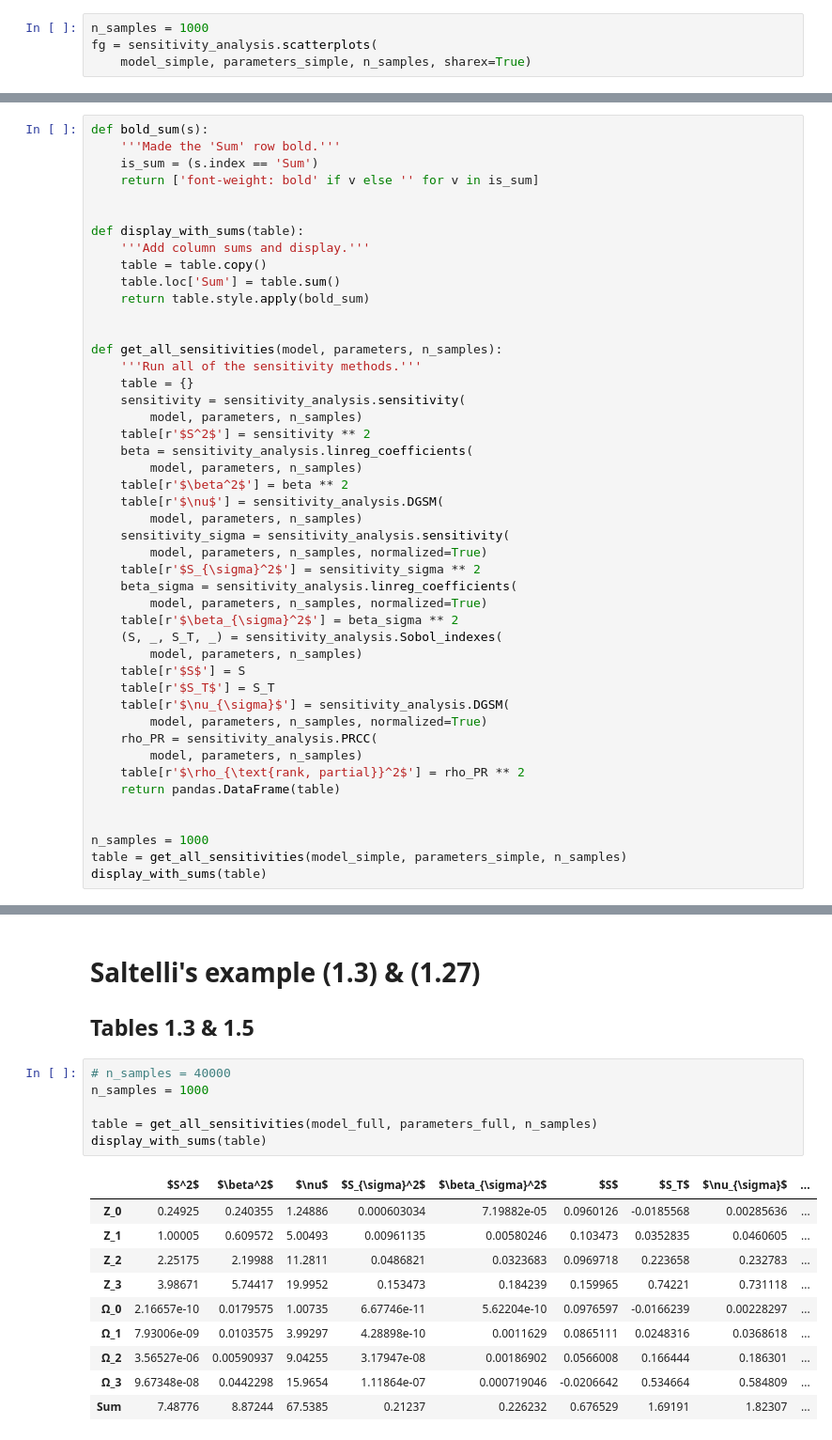
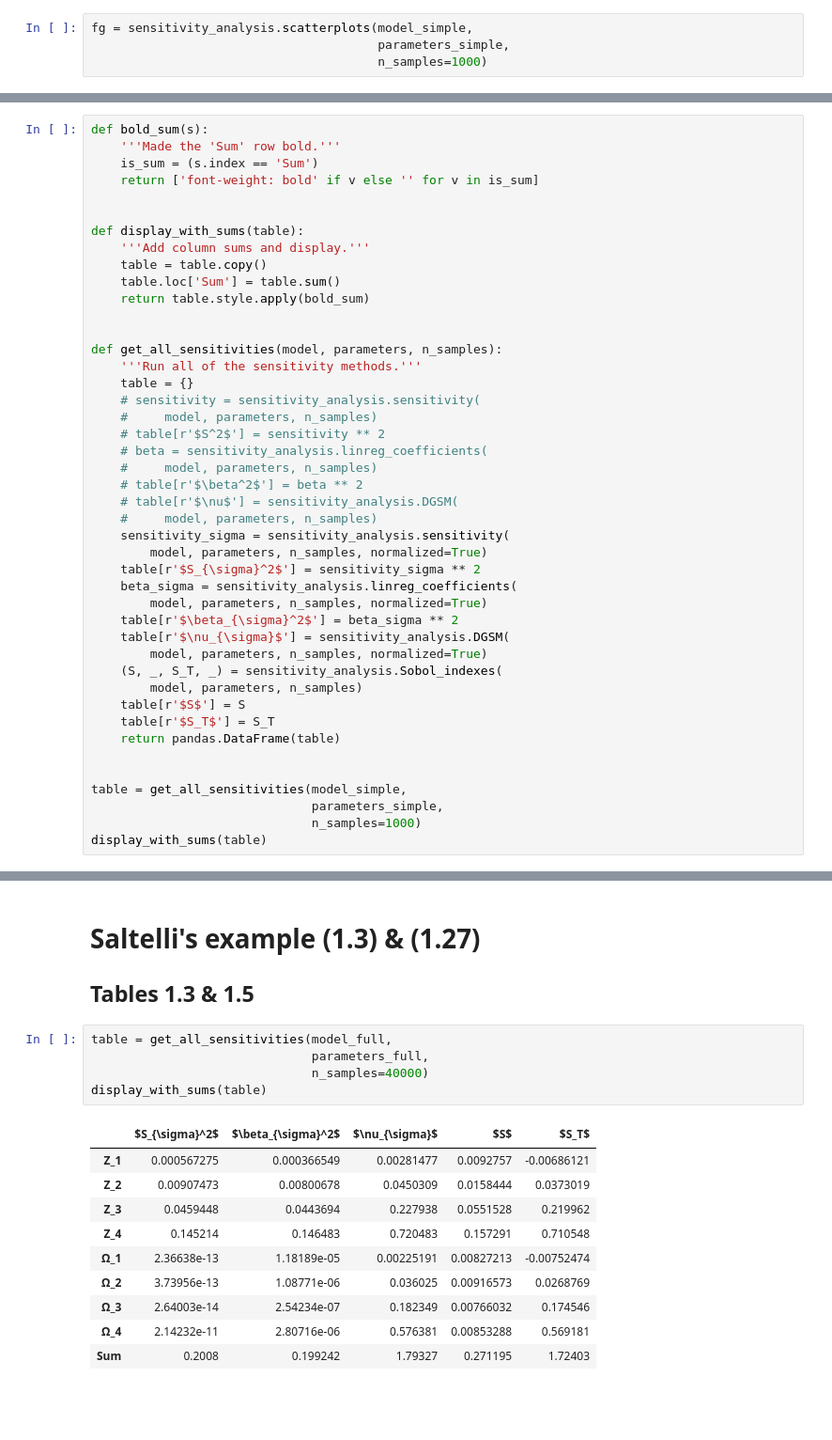
Before and after one commit to janmedlock/sensitivity_analysis, a Jupyter notebook: trivial_examples.ipynb, the cells around one changed output, grey strips where cells are left out. Shown at 94% size. Saved outputs shown, nothing was run; the diff lists cells and outputs as text; blank space fills up the shorter version.

```diff
--- a/trivial_examples.ipynb
+++ b/trivial_examples.ipynb
@@ -29,7 +29,7 @@ parameters_full = dict(**Z, **Ω)
 # %% [markdown]
 ## Figure 1.6
 # %%
-n_samples = 1000
-fg = sensitivity_analysis.scatterplots(
-    model_simple, parameters_simple, n_samples, sharex=True)
+fg = sensitivity_analysis.scatterplots(model_simple,
+                                       parameters_simple,
+                                       n_samples=1000)
 # %% [output]
@@ -53,33 +53,31 @@ def display_with_sums(table):
 def get_all_sensitivities(model, parameters, n_samples):
     '''Run all of the sensitivity methods.'''
     table = {}
-    sensitivity = sensitivity_analysis.sensitivity(
-        model, parameters, n_samples)
-    table[r'$S^2$'] = sensitivity ** 2
-    beta = sensitivity_analysis.linreg_coefficients(
-        model, parameters, n_samples)
-    table[r'$\beta^2$'] = beta ** 2
-    table[r'$\nu$'] = sensitivity_analysis.DGSM(
-        model, parameters, n_samples)
+    # sensitivity = sensitivity_analysis.sensitivity(
+    #     model, parameters, n_samples)
+    # table[r'$S^2$'] = sensitivity ** 2
+    # beta = sensitivity_analysis.linreg_coefficients(
+    #     model, parameters, n_samples)
+    # table[r'$\beta^2$'] = beta ** 2
+    # table[r'$\nu$'] = sensitivity_analysis.DGSM(
+    #     model, parameters, n_samples)
     sensitivity_sigma = sensitivity_analysis.sensitivity(
         model, parameters, n_samples, normalized=True)
     table[r'$S_{\sigma}^2$'] = sensitivity_sigma ** 2
     beta_sigma = sensitivity_analysis.linreg_coefficients(
         model, parameters, n_samples, normalized=True)
     table[r'$\beta_{\sigma}^2$'] = beta_sigma ** 2
+    table[r'$\nu_{\sigma}$'] = sensitivity_analysis.DGSM(
+        model, parameters, n_samples, normalized=True)
     (S, _, S_T, _) = sensitivity_analysis.Sobol_indexes(
         model, parameters, n_samples)
     table[r'$S$'] = S
     table[r'$S_T$'] = S_T
-    table[r'$\nu_{\sigma}$'] = sensitivity_analysis.DGSM(
-        model, parameters, n_samples, normalized=True)
-    rho_PR = sensitivity_analysis.PRCC(
-        model, parameters, n_samples)
-    table[r'$\rho_{\text{rank, partial}}^2$'] = rho_PR ** 2
     return pandas.DataFrame(table)
 
 
-n_samples = 1000
-table = get_all_sensitivities(model_simple, parameters_simple, n_samples)
+table = get_all_sensitivities(model_simple,
+                              parameters_simple,
+                              n_samples=1000)
 display_with_sums(table)
 # %% [output]
@@ -116,19 +92,18 @@ display_with_sums(table)
 
 ## Tables 1.3 & 1.5
 # %%
-# n_samples = 40000
-n_samples = 1000
-
-table = get_all_sensitivities(model_full, parameters_full, n_samples)
+table = get_all_sensitivities(model_full,
+                              parameters_full,
+                              n_samples=40000)
 display_with_sums(table)
 # %% [output]
-|  | $S^2$ | $\beta^2$ | $\nu$ | $S_{\sigma}^2$ | $\beta_{\sigma}^2$ | $S$ | $S_T$ | $\nu_{\sigma}$ | ... |
-| Z_0 | 0.24925 | 0.240355 | 1.24886 | 0.000603034 | 7.19882e-05 | 0.0960126 | -0.0185568 | 0.00285636 | ... |
-| Z_1 | 1.00005 | 0.609572 | 5.00493 | 0.00961135 | 0.00580246 | 0.103473 | 0.0352835 | 0.0460605 | ... |
-| Z_2 | 2.25175 | 2.19988 | 11.2811 | 0.0486821 | 0.0323683 | 0.0969718 | 0.223658 | 0.232783 | ... |
-| Z_3 | 3.98671 | 5.74417 | 19.9952 | 0.153473 | 0.184239 | 0.159965 | 0.74221 | 0.731118 | ... |
-| Ω_0 | 2.16657e-10 | 0.0179575 | 1.00735 | 6.67746e-11 | 5.62204e-10 | 0.0976597 | -0.0166239 | 0.00228297 | ... |
-| Ω_1 | 7.93006e-09 | 0.0103575 | 3.99297 | 4.28898e-10 | 0.0011629 | 0.0865111 | 0.0248316 | 0.0368618 | ... |
-| Ω_2 | 3.56527e-06 | 0.00590937 | 9.04255 | 3.17947e-08 | 0.00186902 | 0.0566008 | 0.166444 | 0.186301 | ... |
-| Ω_3 | 9.67348e-08 | 0.0442298 | 15.9654 | 1.11864e-07 | 0.000719046 | -0.0206642 | 0.534664 | 0.584809 | ... |
-| Sum | 7.48776 | 8.87244 | 67.5385 | 0.21237 | 0.226232 | 0.676529 | 1.69191 | 1.82307 | ... |
+|  | $S_{\sigma}^2$ | $\beta_{\sigma}^2$ | $\nu_{\sigma}$ | $S$ | $S_T$ |
+| Z_1 | 0.000567275 | 0.000366549 | 0.00281477 | 0.0092757 | -0.00686121 |
+| Z_2 | 0.00907473 | 0.00800678 | 0.0450309 | 0.0158444 | 0.0373019 |
+| Z_3 | 0.0459448 | 0.0443694 | 0.227938 | 0.0551528 | 0.219962 |
+| Z_4 | 0.145214 | 0.146483 | 0.720483 | 0.157291 | 0.710548 |
+| Ω_1 | 2.36638e-13 | 1.18189e-05 | 0.00225191 | 0.00827213 | -0.00752474 |
+| Ω_2 | 3.73956e-13 | 1.08771e-06 | 0.036025 | 0.00916573 | 0.0268769 |
+| Ω_3 | 2.64003e-14 | 2.54234e-07 | 0.182349 | 0.00766032 | 0.174546 |
+| Ω_4 | 2.14232e-11 | 2.80716e-06 | 0.576381 | 0.00853288 | 0.569181 |
+| Sum | 0.2008 | 0.199242 | 1.79327 | 0.271195 | 1.72403 |
```
Also changed, not shown: parts of 6 cells of this notebook.
